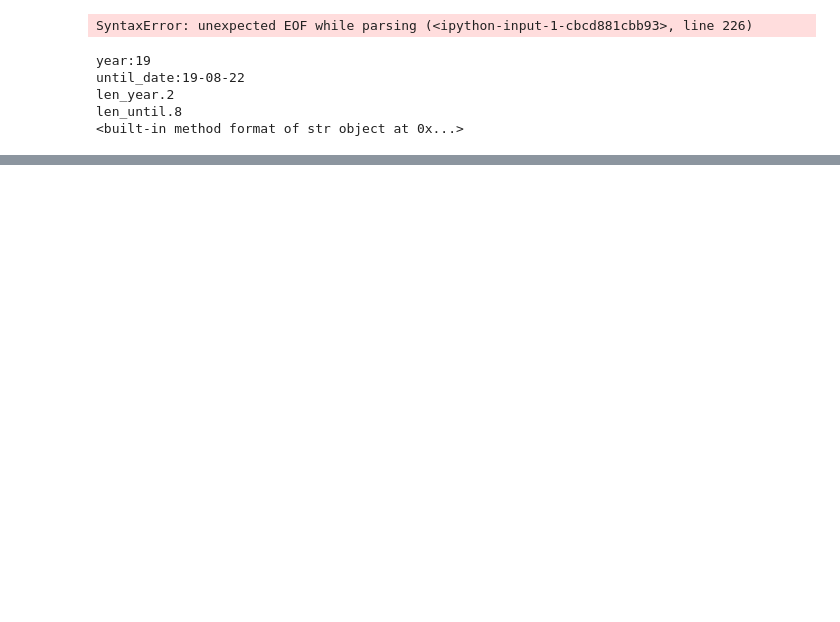
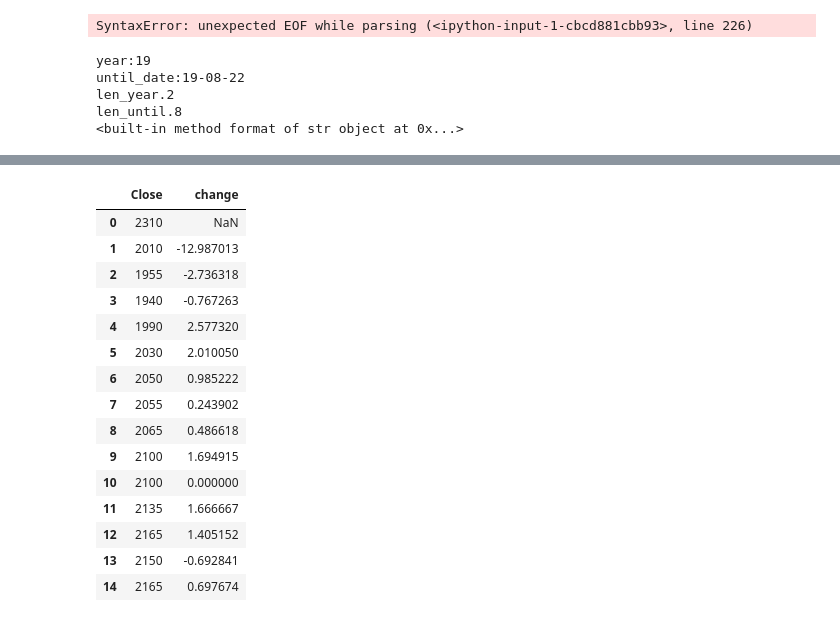
Before and after one commit to linux386/first_module, a Jupyter notebook: Untitled1.ipynb, the cells around one changed output, grey strips where cells are left out. Drawn from its saved outputs; the diff is of its cells as text; code cells hidden in the pictures; blank space fills up the shorter version.

Commit message:
kkang

```diff
--- a/Untitled1.ipynb
+++ b/Untitled1.ipynb
@@ -1270,0 +656,11 @@ class to_excel:
+# %%
+import pandas as pd
+
+from sqlalchemy import create_engine
+
+
+
+connect = create_engine('mysql+pymysql://kkang:leaf2027@localhost/stock?charset=utf8',encoding='utf-8')
+
+df = pd.read_sql("select Close from market where Name='hrs' and Date > '2019-08-01'", connect)
+df
@@ -1280,0 +705,19 @@ a.get_kpi200_date(type=2)
+# %%
+df
+# %% [output]
+|  | Close | change |
+| 0 | 2310 | NaN |
+| 1 | 2010 | -12.987013 |
+| 2 | 1955 | -2.736318 |
+| 3 | 1940 | -0.767263 |
+| 4 | 1990 | 2.577320 |
+| 5 | 2030 | 2.010050 |
+| 6 | 2050 | 0.985222 |
+| 7 | 2055 | 0.243902 |
+| 8 | 2065 | 0.486618 |
+| 9 | 2100 | 1.694915 |
+| 10 | 2100 | 0.000000 |
+| 11 | 2135 | 1.666667 |
+| 12 | 2165 | 1.405152 |
+| 13 | 2150 | -0.692841 |
+| 14 | 2165 | 0.697674 |
```
Also changed, not shown: parts of 7 cells of this notebook, 1 other file.
